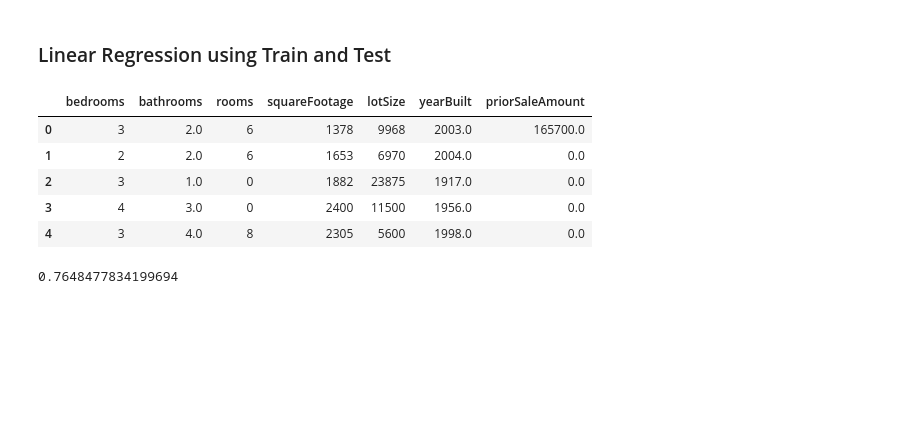
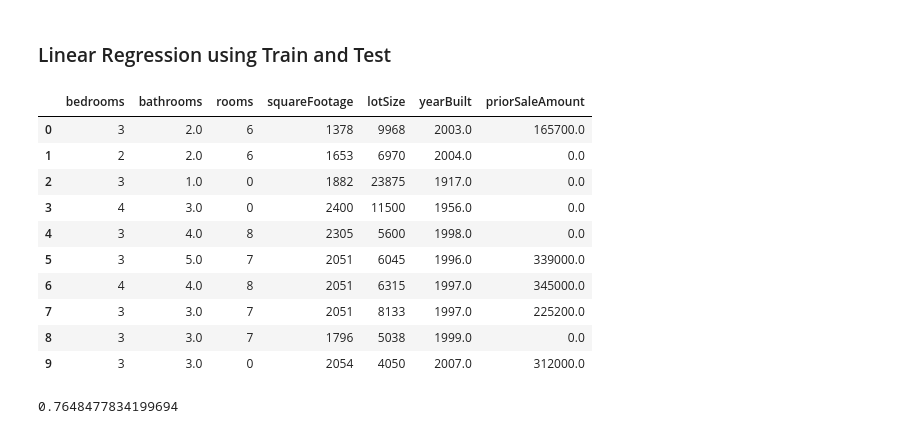
Before and after one commit to dborowski16/predicting-home-prices, a Jupyter notebook: ipynb_notebooks/home_price_nb.ipynb, the cells around one changed output. Saved outputs shown, nothing was run; the diff lists cells and outputs as text; code cells hidden in the pictures; blank space fills up the shorter version.

```diff
--- a/ipynb_notebooks/home_price_nb.ipynb
+++ b/ipynb_notebooks/home_price_nb.ipynb
@@ -151,12 +159,17 @@ from sklearn.neighbors import KNeighborsClassifier , KNeighborsRegressor
 from sklearn.model_selection import train_test_split
 from sklearn.metrics import confusion_matrix
 # %%
-X.head()
+X.head(10)
 # %% [output]
 |  | bedrooms | bathrooms | rooms | squareFootage | lotSize | yearBuilt | priorSaleAmount |
 | 0 | 3 | 2.0 | 6 | 1378 | 9968 | 2003.0 | 165700.0 |
 | 1 | 2 | 2.0 | 6 | 1653 | 6970 | 2004.0 | 0.0 |
 | 2 | 3 | 1.0 | 0 | 1882 | 23875 | 1917.0 | 0.0 |
 | 3 | 4 | 3.0 | 0 | 2400 | 11500 | 1956.0 | 0.0 |
 | 4 | 3 | 4.0 | 8 | 2305 | 5600 | 1998.0 | 0.0 |
+| 5 | 3 | 5.0 | 7 | 2051 | 6045 | 1996.0 | 339000.0 |
+| 6 | 4 | 4.0 | 8 | 2051 | 6315 | 1997.0 | 345000.0 |
+| 7 | 3 | 3.0 | 7 | 2051 | 8133 | 1997.0 | 225200.0 |
+| 8 | 3 | 3.0 | 7 | 1796 | 5038 | 1999.0 | 0.0 |
+| 9 | 3 | 3.0 | 0 | 2054 | 4050 | 2007.0 | 312000.0 |
 # %%
```
Also changed, not shown: parts of 7 cells of this notebook.
